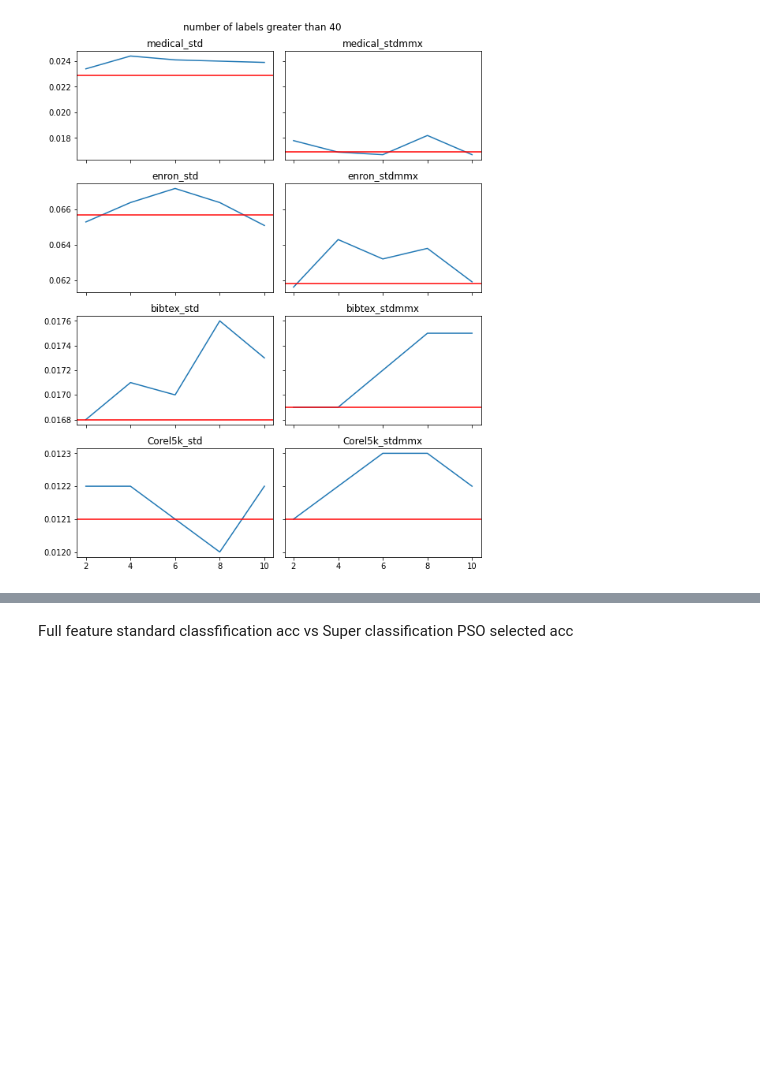
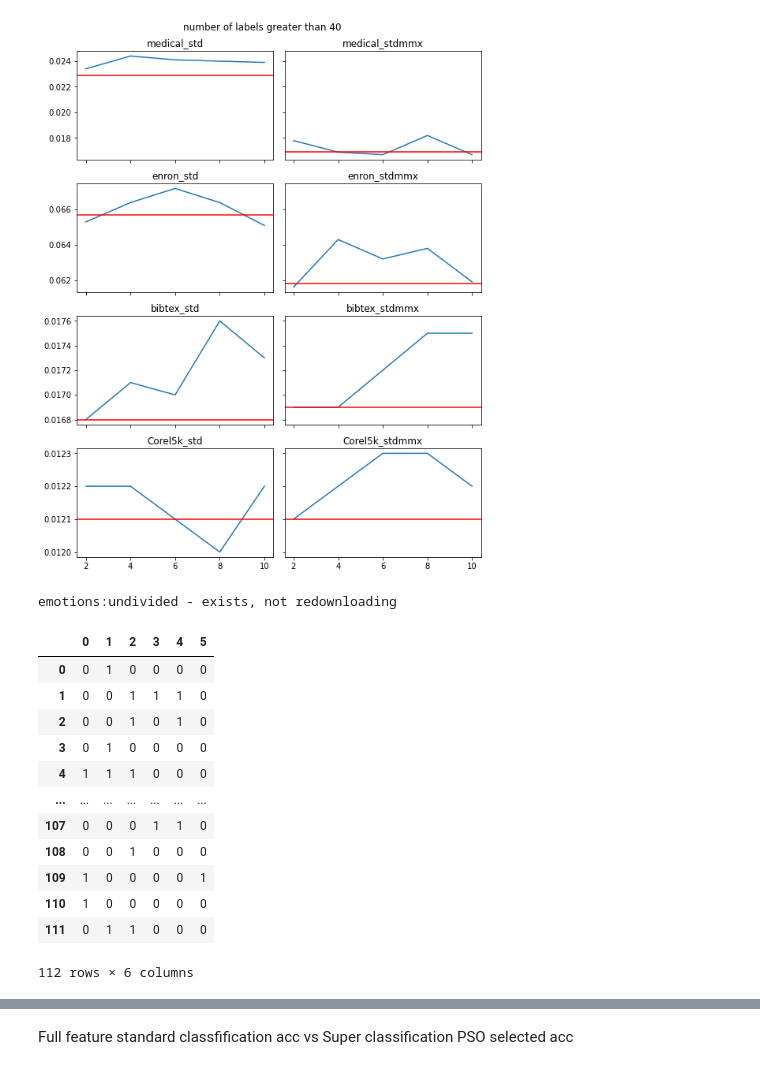
Before and after one commit to faylu-nz/Super_label_PSO_ML_FS, a Jupyter notebook: super_label.ipynb, the cells around one changed output, grey strips where cells are left out. Saved outputs shown, nothing was run; the diff lists cells and outputs as text; code cells hidden in the pictures; blank space fills up the shorter version.

```diff
--- a/super_label.ipynb
+++ b/super_label.ipynb
@@ -799,3 +799,9 @@ fig.suptitle('number of labels greater than 40')
 fig.tight_layout()
 # %% [output]
 [figure]
+# %%
+X, y, feature_names, label_names = load_dataset('emotions', 'undivided')
+X = pd.DataFrame.sparse.from_spmatrix(X).to_numpy()
+y = pd.DataFrame.sparse.from_spmatrix(y).to_numpy()
+# %% [output]
+emotions:undivided - exists, not redownloading
@@ -801,0 +811,16 @@ fig.tight_layout()
+# %%
+y_test_pred_super
+# %% [output]
+|  | 0 | 1 | 2 | 3 | 4 | 5 |
+| 0 | 0 | 1 | 0 | 0 | 0 | 0 |
+| 1 | 0 | 0 | 1 | 1 | 1 | 0 |
+| 2 | 0 | 0 | 1 | 0 | 1 | 0 |
+| 3 | 0 | 1 | 0 | 0 | 0 | 0 |
+| 4 | 1 | 1 | 1 | 0 | 0 | 0 |
+| ... | ... | ... | ... | ... | ... | ... |
+| 107 | 0 | 0 | 0 | 1 | 1 | 0 |
+| 108 | 0 | 0 | 1 | 0 | 0 | 0 |
+| 109 | 1 | 0 | 0 | 0 | 0 | 1 |
+| 110 | 1 | 0 | 0 | 0 | 0 | 0 |
+| 111 | 0 | 1 | 1 | 0 | 0 | 0 |
+112 rows × 6 columns
```
Also changed, not shown: parts of 17 cells of this notebook, 11 other files.
